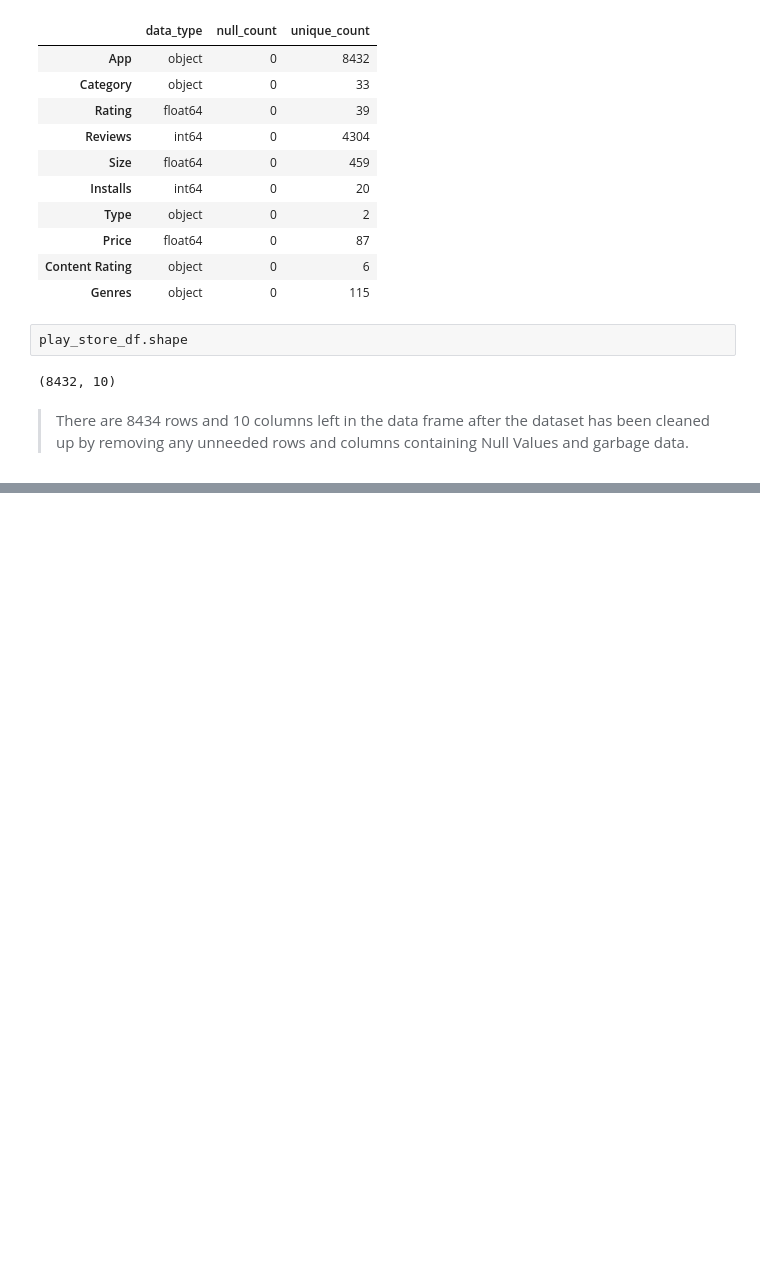
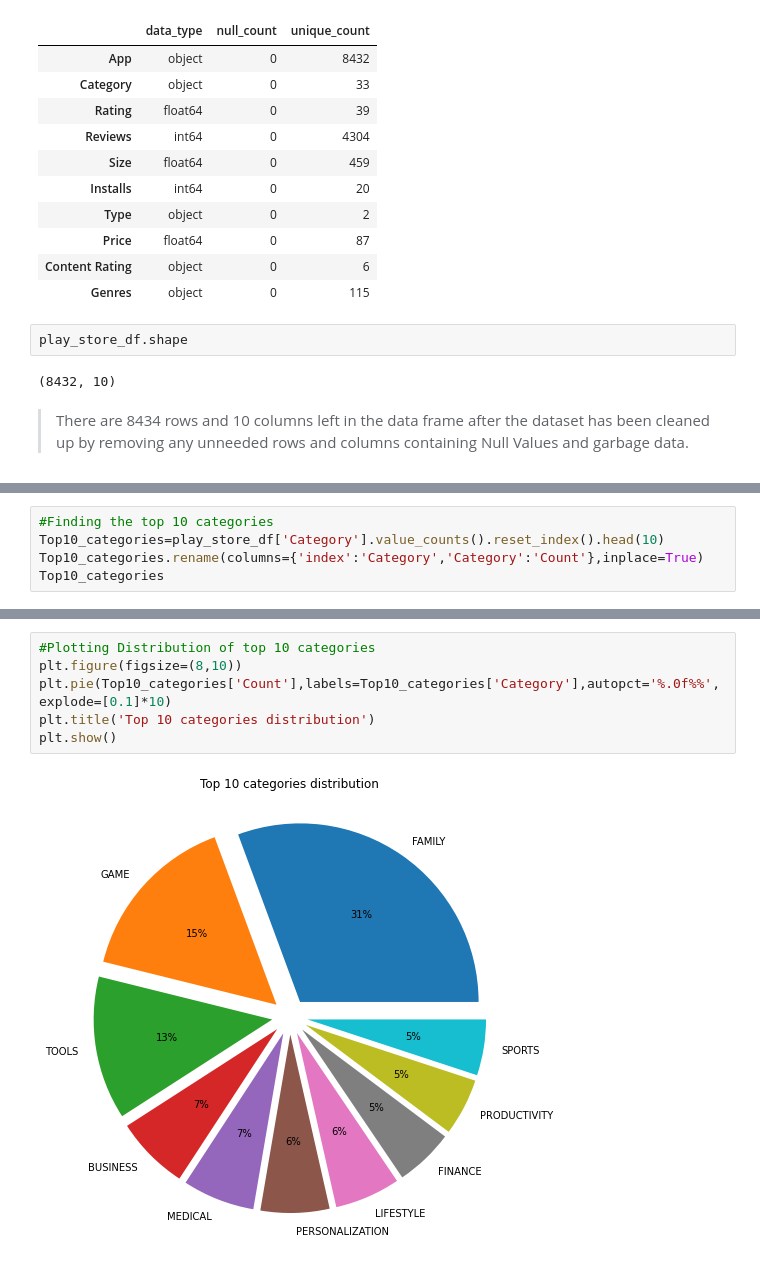
Before and after one commit to mdnawabali/Play-Store-App-Review, a Jupyter notebook: Play_Store_App_Review_Analysis_Capstone_Project.ipynb, the cells around one changed output, grey strips where cells are left out. Saved outputs shown, nothing was run; the diff lists cells and outputs as text; blank space fills up the shorter version.

```diff
--- a/Play_Store_App_Review_Analysis_Capstone_Project.ipynb
+++ b/Play_Store_App_Review_Analysis_Capstone_Project.ipynb
@@ -375,0 +416,5 @@ play_store_df.shape
+# %%
+#Finding the top 10 categories
+Top10_categories=play_store_df['Category'].value_counts().reset_index().head(10)
+Top10_categories.rename(columns={'index':'Category','Category':'Count'},inplace=True)
+Top10_categories
@@ -375,0 +433,8 @@ play_store_df.shape
+# %%
+#Plotting Distribution of top 10 categories
+plt.figure(figsize=(8,10))
+plt.pie(Top10_categories['Count'],labels=Top10_categories['Category'],autopct='%.0f%%',explode=[0.1]*10)
+plt.title('Top 10 categories distribution')
+plt.show()
+# %% [output]
+[figure, added]
```
Also changed, not shown: parts of 81 cells of this notebook.
